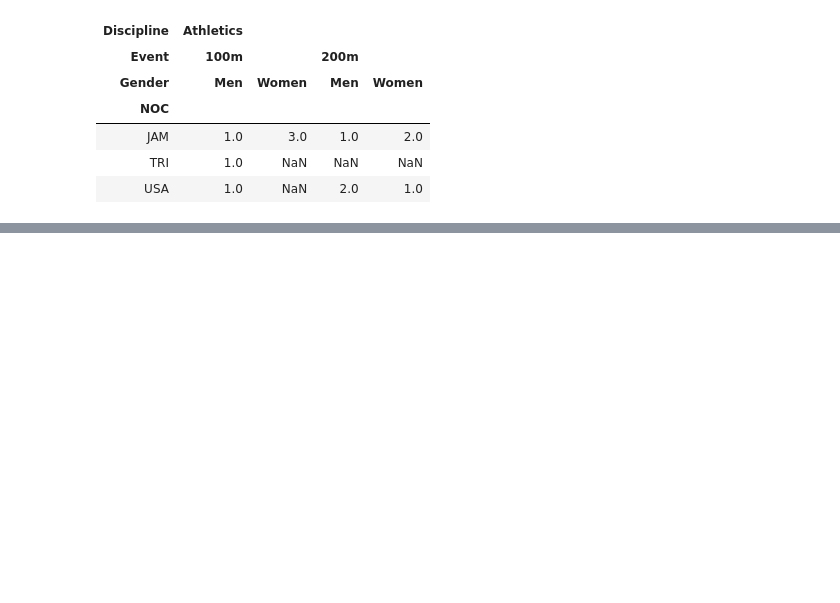
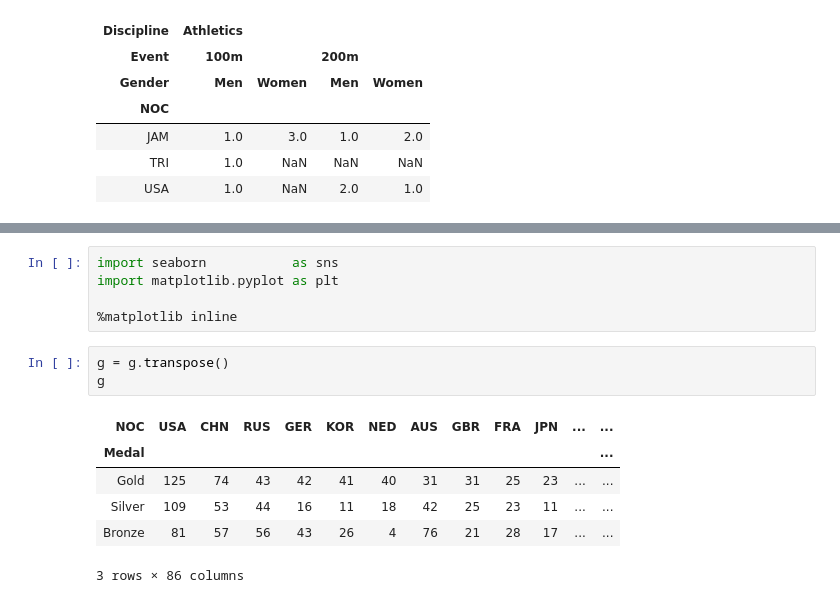
Before and after one commit to cidones/pandas-training, a Jupyter notebook: pandas-training.ipynb, the cells around one changed output, grey strips where cells are left out. Drawn from its saved outputs; the diff is of its cells as text; blank space fills up the shorter version.

```diff
--- a/pandas-training.ipynb
+++ b/pandas-training.ipynb
@@ -694,0 +731,15 @@ df.unstack('Gender')
+# %%
+import seaborn           as sns
+import matplotlib.pyplot as plt
+
+%matplotlib inline
+# %%
+g = g.transpose()
+g
+# %% [output]
+| NOC | USA | CHN | RUS | GER | KOR | NED | AUS | GBR | FRA | JPN | ... | ... |
+| Medal |  |  |  |  |  |  |  |  |  |  |  | ... |
+| Gold | 125 | 74 | 43 | 42 | 41 | 40 | 31 | 31 | 25 | 23 | ... | ... |
+| Silver | 109 | 53 | 44 | 16 | 11 | 18 | 42 | 25 | 23 | 11 | ... | ... |
+| Bronze | 81 | 57 | 56 | 43 | 26 | 4 | 76 | 21 | 28 | 17 | ... | ... |
+3 rows × 86 columns
```
Also changed, not shown: parts of 8 cells of this notebook, 1 other file.
